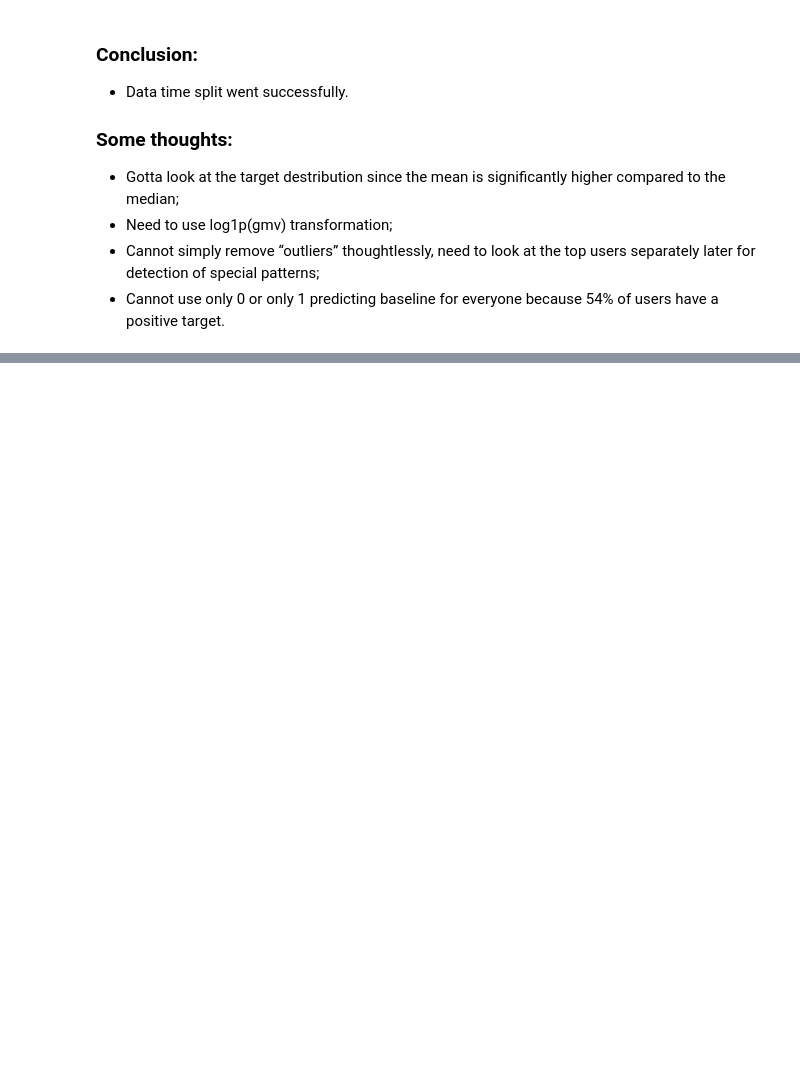
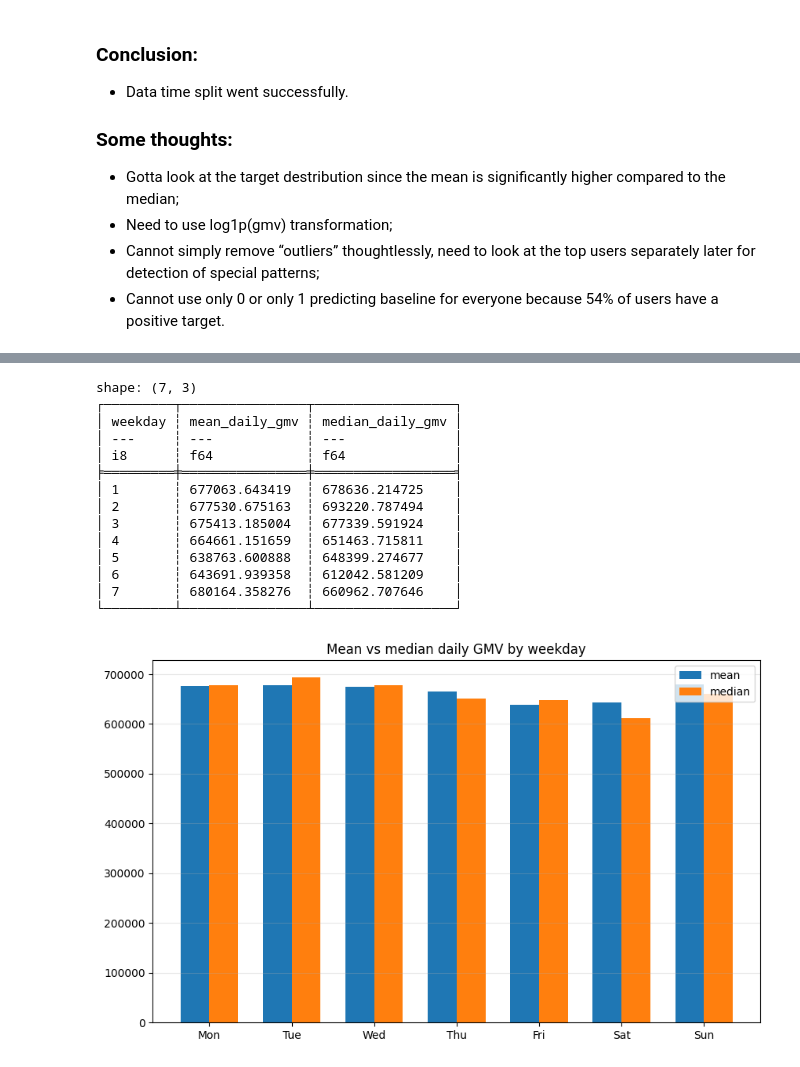
Before and after one commit to HelloImWebbieeee/E-cup_2026_by_Ozon_Tech, a Jupyter notebook: notebooks/data_eda.ipynb, the cells around one changed output, grey strips where cells are left out. Saved outputs shown, nothing was run; the diff lists cells and outputs as text; code cells hidden in the pictures; blank space fills up the shorter version.

```diff
--- a/notebooks/data_eda.ipynb
+++ b/notebooks/data_eda.ipynb
@@ -501,0 +671,46 @@ q999                                          2933.555568355758
+# %%
+# WEEKLY MEANS AND MEDIANS OF GMV AGREGATED BY DAYS
+weekday_stats = (
+    daily.group_by("weekday")
+    .agg(
+        pl.col("gmv_sum").mean().alias("mean_daily_gmv"),
+        pl.col("gmv_sum").median().alias("median_daily_gmv"),
+    )
+    .sort("weekday")
+)
+
+print(weekday_stats)
+
+x = np.arange(1, 8)
+width = 0.35
+
+fig, ax = plt.subplots(figsize = (10, 6))
+
+ax.bar(x - width / 2, weekday_stats["mean_daily_gmv"], width = width, label = "mean")
+ax.bar(x + width / 2, weekday_stats["median_daily_gmv"], width = width, label = "median")
+
+ax.set_xticks(x)
+ax.set_xticklabels(WEEKDAY_LABELS)
+
+ax.set_title("Mean vs median daily GMV by weekday")
+ax.legend()
+ax.grid(alpha = 0.3, axis = "y")
+
+fig.savefig(REPORTS_DIR / "04_weekday_mean_median.png", dpi = 150)
+plt.show()
+# %% [output]
+shape: (7, 3)
+┌─────────┬────────────────┬──────────────────┐
+│ weekday ┆ mean_daily_gmv ┆ median_daily_gmv │
+│ ---     ┆ ---            ┆ ---              │
+│ i8      ┆ f64            ┆ f64              │
+╞═════════╪════════════════╪══════════════════╡
+│ 1       ┆ 677063.643419  ┆ 678636.214725    │
+│ 2       ┆ 677530.675163  ┆ 693220.787494    │
+│ 3       ┆ 675413.185004  ┆ 677339.591924    │
+│ 4       ┆ 664661.151659  ┆ 651463.715811    │
+│ 5       ┆ 638763.600888  ┆ 648399.274677    │
+│ 6       ┆ 643691.939358  ┆ 612042.581209    │
+│ 7       ┆ 680164.358276  ┆ 660962.707646    │
+└─────────┴────────────────┴──────────────────┘
+[figure, added]
```
Also changed, not shown: parts of 13 cells of this notebook, 1 other file.
